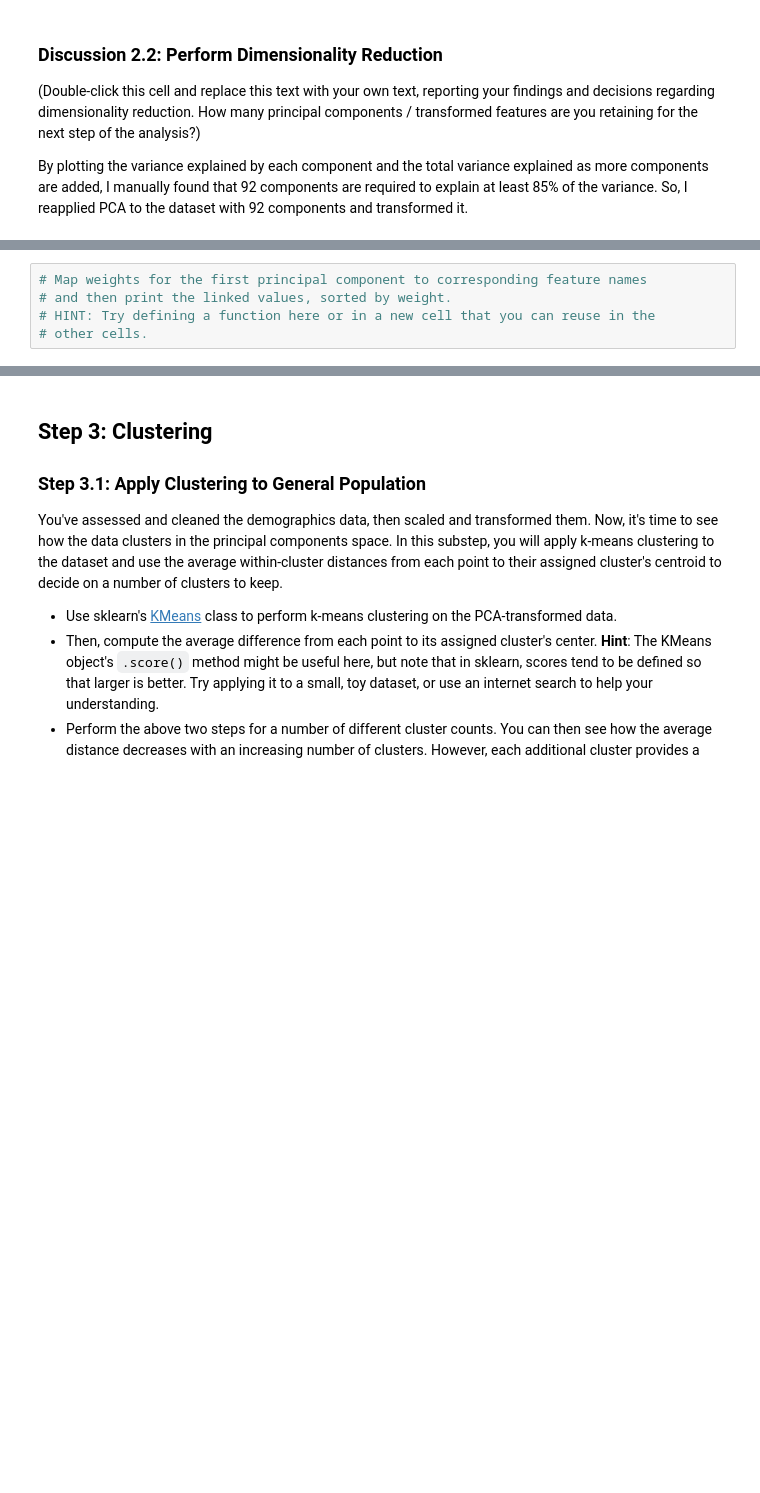
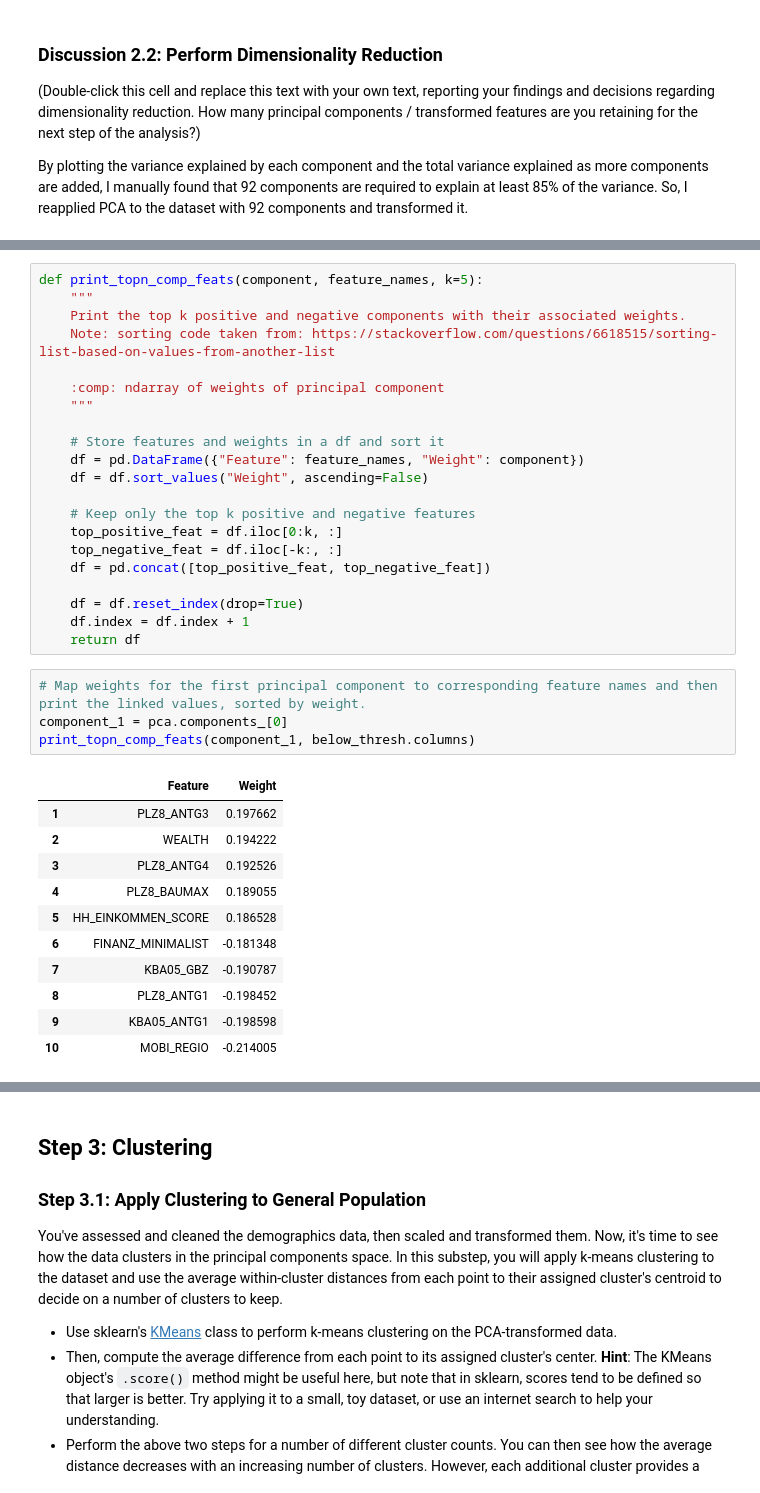
Before and after one commit to alexgeorgousis/customer-segments, a Jupyter notebook: Identify_Customer_Segments.ipynb, the cells around one changed output, grey strips where cells are left out. Saved outputs shown, nothing was run; the diff lists cells and outputs as text; blank space fills up the shorter version.

```diff
--- a/Identify_Customer_Segments.ipynb
+++ b/Identify_Customer_Segments.ipynb
@@ -695,6 +702,38 @@ As a reminder, each principal component is a unit vector that points in the dire
+# %%
+def print_topn_comp_feats(component, feature_names, k=5):
+    """
+    Print the top k positive and negative components with their associated weights.
+    Note: sorting code taken from: https://stackoverflow.com/questions/6618515/sorting-list-based-on-values-from-another-list
+
+    :comp: ndarray of weights of principal component
+    """
+
+    # Store features and weights in a df and sort it
+    df = pd.DataFrame({"Feature": feature_names, "Weight": component})
+    df = df.sort_values("Weight", ascending=False)
+
+    # Keep only the top k positive and negative features
+    top_positive_feat = df.iloc[0:k, :]
+    top_negative_feat = df.iloc[-k:, :]
+    df = pd.concat([top_positive_feat, top_negative_feat])
+
+    df = df.reset_index(drop=True)
+    df.index = df.index + 1
+    return df
 # %%
-# Map weights for the first principal component to corresponding feature names
-# and then print the linked values, sorted by weight.
-# HINT: Try defining a function here or in a new cell that you can reuse in the
-# other cells.
+# Map weights for the first principal component to corresponding feature names and then print the linked values, sorted by weight.
+component_1 = pca.components_[0]
+print_topn_comp_feats(component_1, below_thresh.columns)
+# %% [output]
+|  | Feature | Weight |
+| 1 | PLZ8_ANTG3 | 0.197662 |
+| 2 | WEALTH | 0.194222 |
+| 3 | PLZ8_ANTG4 | 0.192526 |
+| 4 | PLZ8_BAUMAX | 0.189055 |
+| 5 | HH_EINKOMMEN_SCORE | 0.186528 |
+| 6 | FINANZ_MINIMALIST | -0.181348 |
+| 7 | KBA05_GBZ | -0.190787 |
+| 8 | PLZ8_ANTG1 | -0.198452 |
+| 9 | KBA05_ANTG1 | -0.198598 |
+| 10 | MOBI_REGIO | -0.214005 |
 # %%
```
Also changed, not shown: parts of 19 cells of this notebook.
